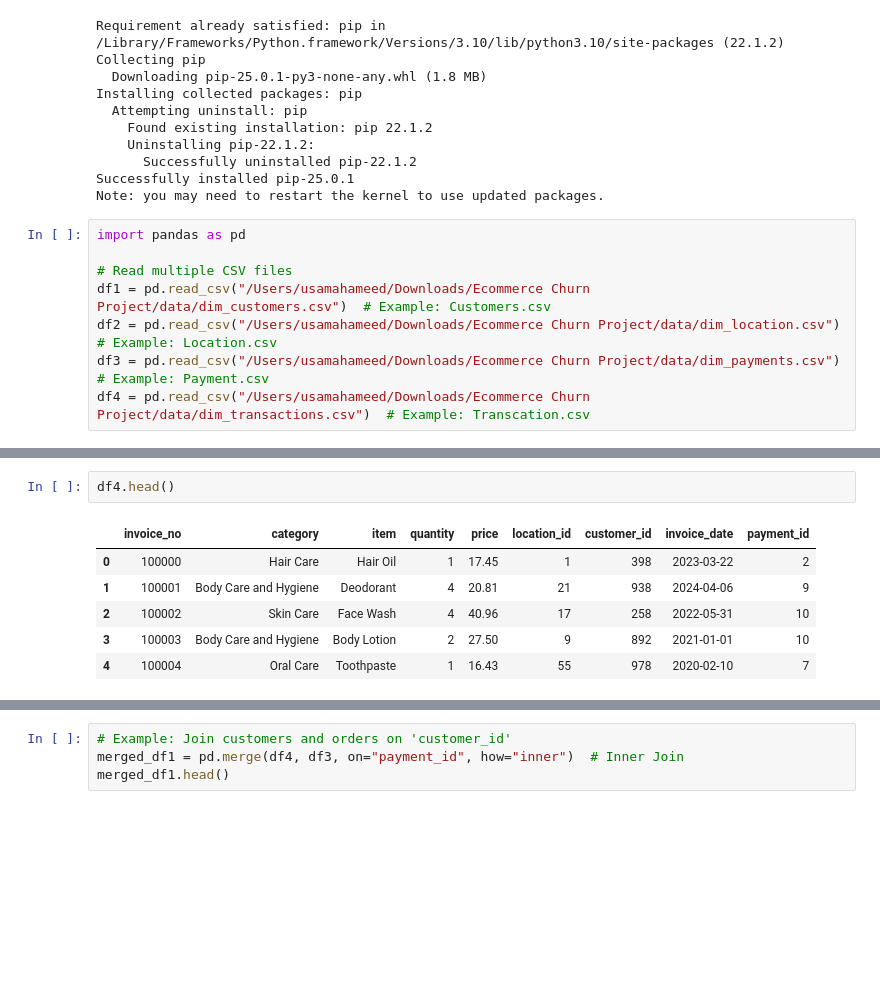
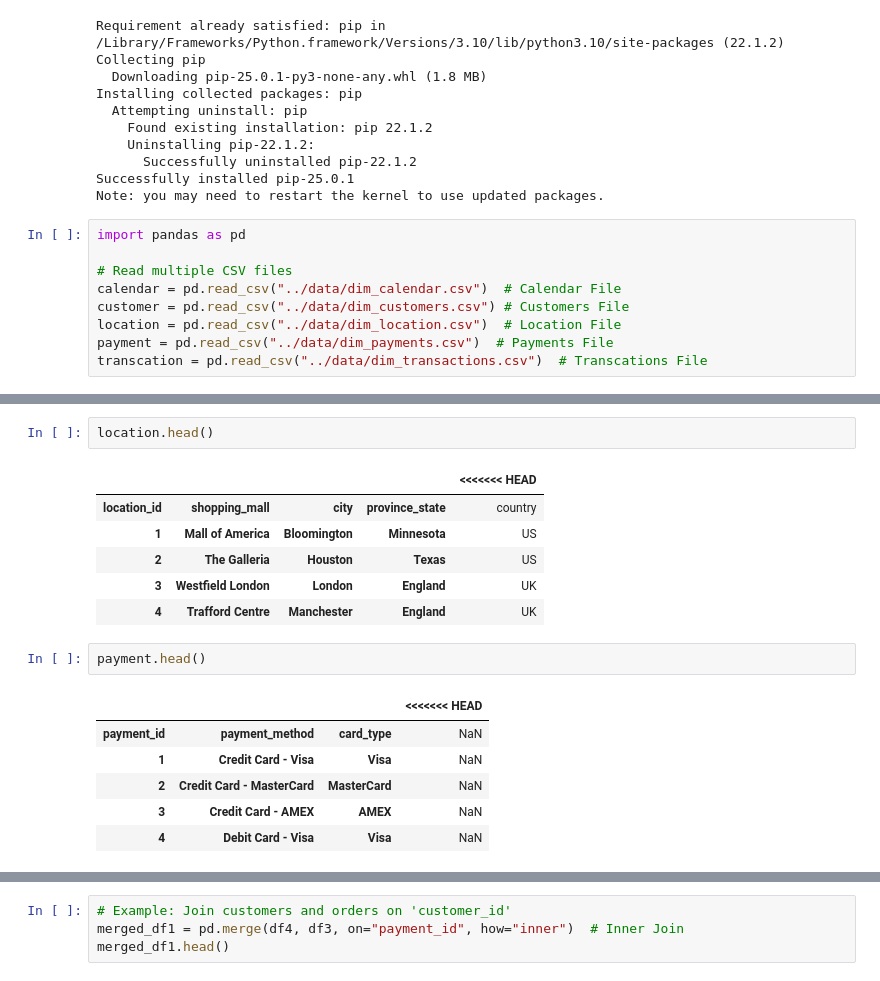
Before and after one commit to SobiaNoorAI/E-Commerce-Customer-Churn-Prediction, a Jupyter notebook: notebooks/Fact_Customer_Table.ipynb, the cells around one changed output, grey strips where cells are left out. Saved outputs shown, nothing was run; the diff lists cells and outputs as text; blank space fills up the shorter version.

```diff
--- a/notebooks/Fact_Customer_Table.ipynb
+++ b/notebooks/Fact_Customer_Table.ipynb
@@ -33,8 +33,9 @@ Note: you may need to restart the kernel to use updated packages.
 import pandas as pd
 
 # Read multiple CSV files
-df1 = pd.read_csv("/Users/usamahameed/Downloads/Ecommerce Churn Project/data/dim_customers.csv")  # Example: Customers.csv
-df2 = pd.read_csv("/Users/usamahameed/Downloads/Ecommerce Churn Project/data/dim_location.csv")  # Example: Location.csv
-df3 = pd.read_csv("/Users/usamahameed/Downloads/Ecommerce Churn Project/data/dim_payments.csv")  # Example: Payment.csv
-df4 = pd.read_csv("/Users/usamahameed/Downloads/Ecommerce Churn Project/data/dim_transactions.csv")  # Example: Transcation.csv
+calendar = pd.read_csv("../data/dim_calendar.csv")  # Calendar File
+customer = pd.read_csv("../data/dim_customers.csv") # Customers File
+location = pd.read_csv("../data/dim_location.csv")  # Location File
+payment = pd.read_csv("../data/dim_payments.csv")  # Payments File
+transcation = pd.read_csv("../data/dim_transactions.csv")  # Transcations File
 # %%
@@ -72,9 +59,18 @@ df3.head(10)
 # %%
-df4.head()
+location.head()
 # %% [output]
-|  | invoice_no | category | item | quantity | price | location_id | customer_id | invoice_date | payment_id |
-| 0 | 100000 | Hair Care | Hair Oil | 1 | 17.45 | 1 | 398 | 2023-03-22 | 2 |
-| 1 | 100001 | Body Care and Hygiene | Deodorant | 4 | 20.81 | 21 | 938 | 2024-04-06 | 9 |
-| 2 | 100002 | Skin Care | Face Wash | 4 | 40.96 | 17 | 258 | 2022-05-31 | 10 |
-| 3 | 100003 | Body Care and Hygiene | Body Lotion | 2 | 27.50 | 9 | 892 | 2021-01-01 | 10 |
-| 4 | 100004 | Oral Care | Toothpaste | 1 | 16.43 | 55 | 978 | 2020-02-10 | 7 |
+|  |  |  |  | <<<<<<< HEAD |
+| ﻿location_id | shopping_mall | city | province_state | country |
+| 1 | Mall of America | Bloomington | Minnesota | US |
+| 2 | The Galleria | Houston | Texas | US |
+| 3 | Westfield London | London | England | UK |
+| 4 | Trafford Centre | Manchester | England | UK |
+# %%
+payment.head()
+# %% [output]
+|  |  |  | <<<<<<< HEAD |
+| payment_id | payment_method | card_type | NaN |
+| 1 | Credit Card - Visa | Visa | NaN |
+| 2 | Credit Card - MasterCard | MasterCard | NaN |
+| 3 | Credit Card - AMEX | AMEX | NaN |
+| 4 | Debit Card - Visa | Visa | NaN |
```
Also changed, not shown: parts of 13 cells of this notebook.
